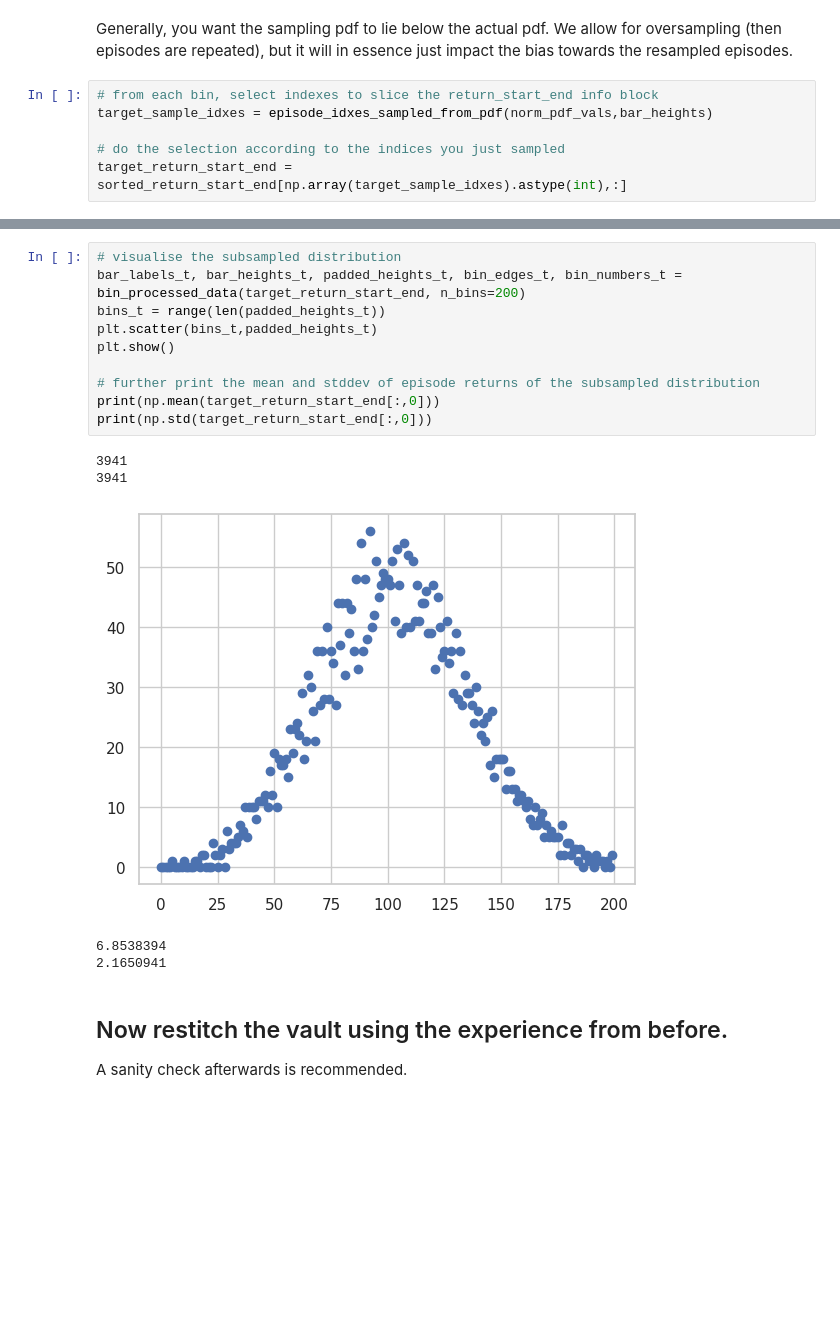
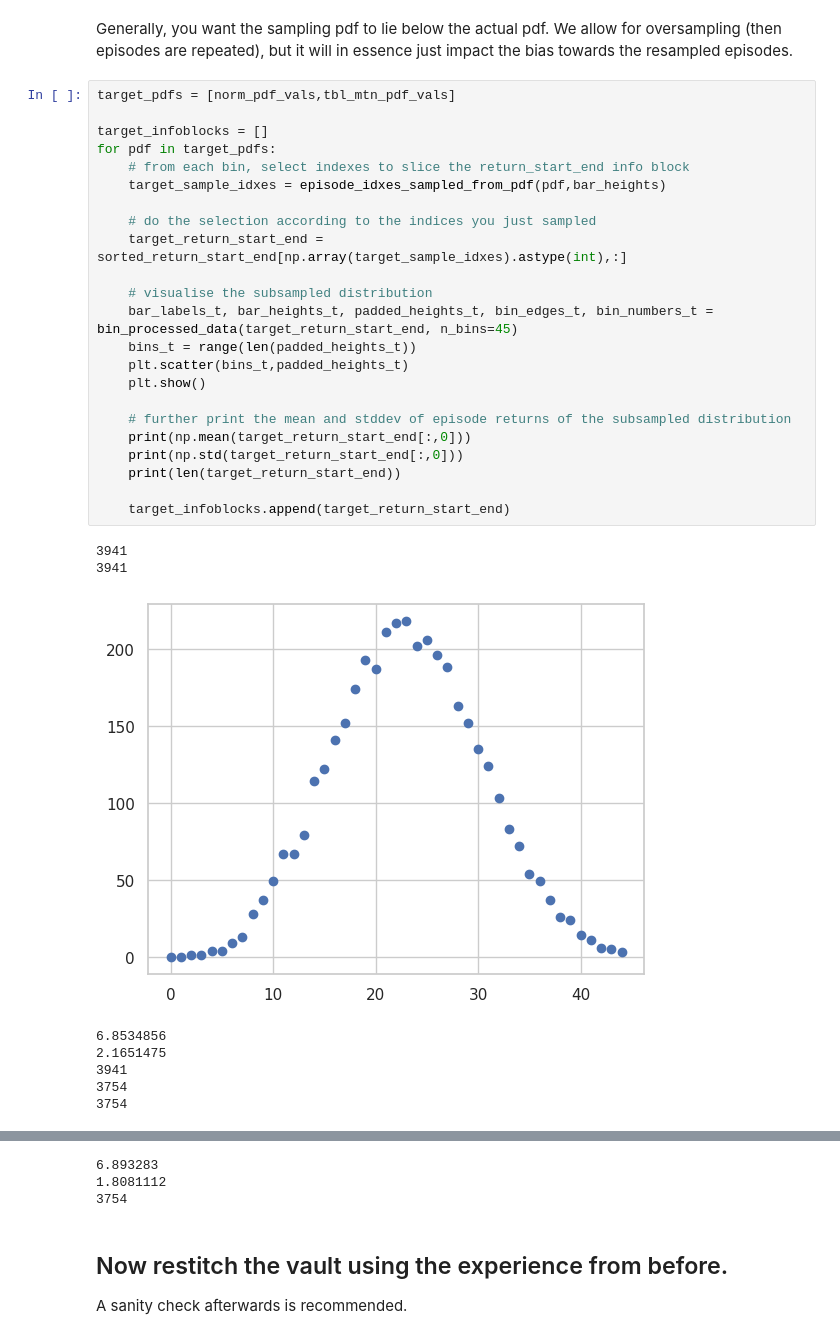
Before and after one commit to instadeepai/og-marl, a Jupyter notebook: examples/manual_dataset_subsampling_demo.ipynb, the cells around one changed output, grey strips where cells are left out. Drawn from its saved outputs; the diff is of its cells as text; blank space fills up the shorter version.

```diff
--- a/examples/manual_dataset_subsampling_demo.ipynb
+++ b/examples/manual_dataset_subsampling_demo.ipynb
@@ -108,8 +172,34 @@ plt.show()
 # %% [markdown]
 Generally, you want the sampling pdf to lie below the actual pdf. We allow for oversampling (then episodes are repeated), but it will in essence just impact the bias towards the resampled episodes.
 # %%
-# from each bin, select indexes to slice the return_start_end info block
-target_sample_idxes = episode_idxes_sampled_from_pdf(norm_pdf_vals,bar_heights)
+target_pdfs = [norm_pdf_vals,tbl_mtn_pdf_vals]
 
-# do the selection according to the indices you just sampled
-target_return_start_end = sorted_return_start_end[np.array(target_sample_idxes).astype(int),:]
+target_infoblocks = []
+for pdf in target_pdfs:
+    # from each bin, select indexes to slice the return_start_end info block
+    target_sample_idxes = episode_idxes_sampled_from_pdf(pdf,bar_heights)
+
+    # do the selection according to the indices you just sampled
+    target_return_start_end = sorted_return_start_end[np.array(target_sample_idxes).astype(int),:]
+
+    # visualise the subsampled distribution
+    bar_labels_t, bar_heights_t, padded_heights_t, bin_edges_t, bin_numbers_t = bin_processed_data(target_return_start_end, n_bins=45)
+    bins_t = range(len(padded_heights_t))
+    plt.scatter(bins_t,padded_heights_t)
+    plt.show()
+
+    # further print the mean and stddev of episode returns of the subsampled distribution
+    print(np.mean(target_return_start_end[:,0]))
+    print(np.std(target_return_start_end[:,0]))
+    print(len(target_return_start_end))
+
+    target_infoblocks.append(target_return_start_end)
+# %% [output]
+3941
+3941
+[figure, added]
+6.8534856
+2.1651475
+3941
+3754
+3754
@@ -116,19 +207,6 @@ target_return_start_end = sorted_return_start_end[np.array(target_sample_idxes).
+6.893283
+1.8081112
+3754
-# %%
-# visualise the subsampled distribution
-bar_labels_t, bar_heights_t, padded_heights_t, bin_edges_t, bin_numbers_t = bin_processed_data(target_return_start_end, n_bins=200)
-bins_t = range(len(padded_heights_t))
-plt.scatter(bins_t,padded_heights_t)
-plt.show()
-
-# further print the mean and stddev of episode returns of the subsampled distribution
-print(np.mean(target_return_start_end[:,0]))
-print(np.std(target_return_start_end[:,0]))
-# %% [output]
-3941
-3941
-[figure, removed]
-6.8538394
-2.1650941
 # %% [markdown]
 ## Now restitch the vault using the experience from before.
 A sanity check afterwards is recommended.
```
Also changed, not shown: parts of 5 cells of this notebook, 1 other file.
